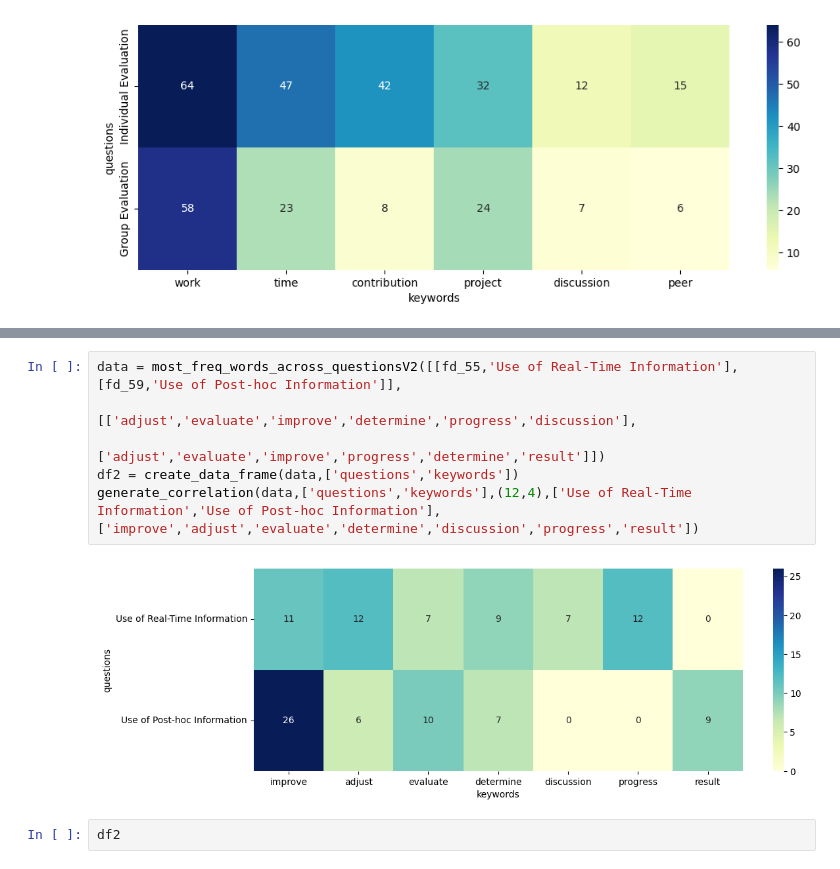
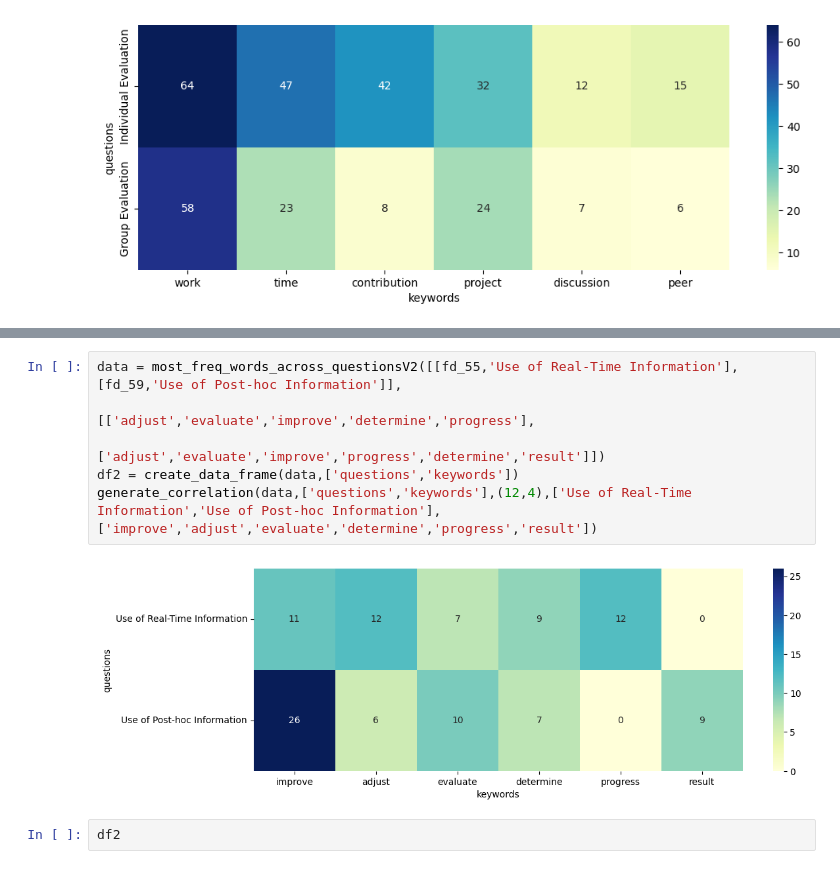
Before and after one commit to tiilt-lab/Blinc-collab-notebooks, a Jupyter notebook: Blinc_leverage_collaboration_To.ipynb, the cells around one changed output, grey strips where cells are left out. Cells and saved outputs as stored; diff of their text form.

```diff
--- a/Blinc_leverage_collaboration_To.ipynb
+++ b/Blinc_leverage_collaboration_To.ipynb
@@ -1202,11 +1202,11 @@ generate_correlation(data,['questions','keywords'],(12,4),['Real-time Informatio
 # %%
 data = most_freq_words_across_questionsV2([[fd_55,'Use of Real-Time Information'],[fd_59,'Use of Post-hoc Information']],
-                                        [['adjust','evaluate','improve','determine','progress','discussion'],
+                                        [['adjust','evaluate','improve','determine','progress'],
                                          ['adjust','evaluate','improve','progress','determine','result']])
 df2 = create_data_frame(data,['questions','keywords'])
-generate_correlation(data,['questions','keywords'],(12,4),['Use of Real-Time Information','Use of Post-hoc Information'], ['improve','adjust','evaluate','determine','discussion','progress','result'])
+generate_correlation(data,['questions','keywords'],(12,4),['Use of Real-Time Information','Use of Post-hoc Information'], ['improve','adjust','evaluate','determine','progress','result'])
 # %% [output]
-[figure, old version]
+[figure, new version]
 # %%
 df2
 # %% [output]
```
Also changed, not shown: parts of 8 cells of this notebook.
